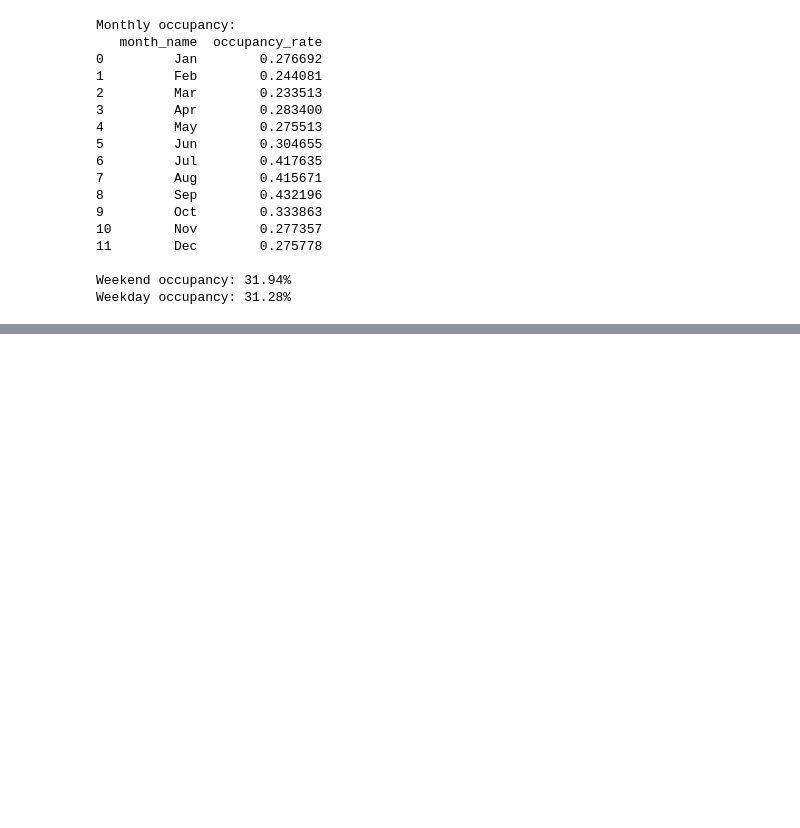
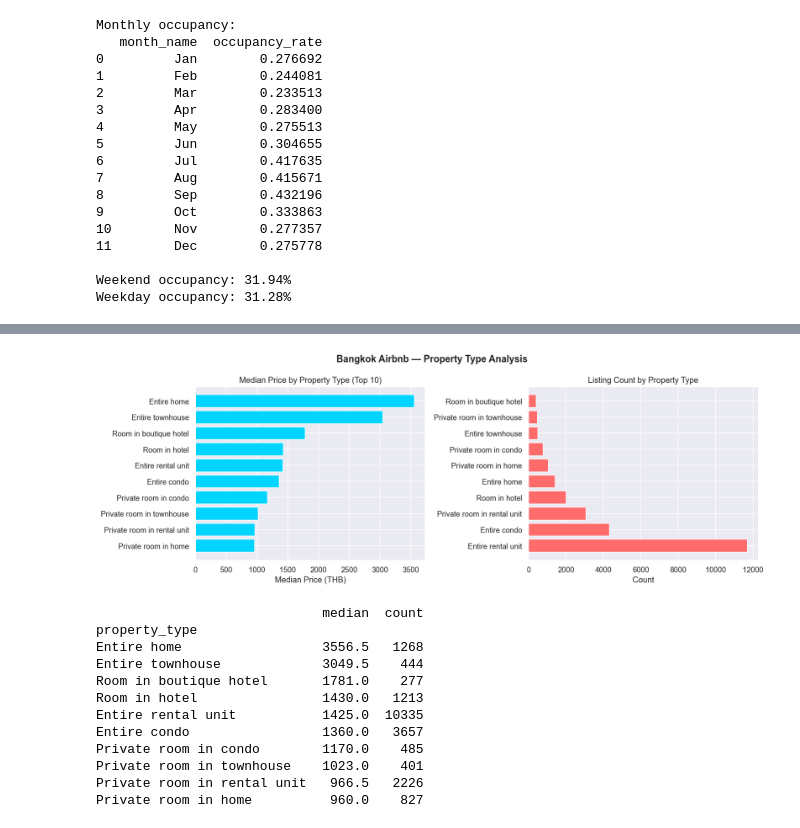
Before and after one commit to primemarasinghe/airbnb-market-intelligence, a Jupyter notebook: notebooks/01_eda.ipynb, the cells around one changed output, grey strips where cells are left out. Drawn from its saved outputs; the diff is of its cells as text; code cells hidden in the pictures; blank space fills up the shorter version.

```diff
--- a/notebooks/01_eda.ipynb
+++ b/notebooks/01_eda.ipynb
@@ -411,0 +426,37 @@ NameError: name 'pd' is not defined
+# %%
+# --- Price by Property Type ---
+top_property = df["property_type"].value_counts().head(10).index
+prop_df = df[df["property_type"].isin(top_property)]
+
+fig, axes = plt.subplots(1, 2, figsize=(14, 5))
+
+prop_price = prop_df.groupby("property_type")["price"].median().sort_values(ascending=True)
+axes[0].barh(prop_price.index, prop_price.values, color="#00d4ff")
+axes[0].set_title("Median Price by Property Type (Top 10)")
+axes[0].set_xlabel("Median Price (THB)")
+
+prop_count = prop_df["property_type"].value_counts()
+axes[1].barh(prop_count.index, prop_count.values, color="#ff6b6b")
+axes[1].set_title("Listing Count by Property Type")
+axes[1].set_xlabel("Count")
+
+plt.suptitle("Bangkok Airbnb — Property Type Analysis", fontsize=14, fontweight="bold")
+plt.tight_layout()
+plt.savefig("figures/18_property_type.png")
+plt.show()
+
+print(prop_df.groupby("property_type")["price"].agg(["median","count"]).sort_values("median", ascending=False).head(10))
+# %% [output]
+[figure, added]
+                             median  count
+property_type
+Entire home                  3556.5   1268
+Entire townhouse             3049.5    444
+Room in boutique hotel       1781.0    277
+Room in hotel                1430.0   1213
+Entire rental unit           1425.0  10335
+Entire condo                 1360.0   3657
+Private room in condo        1170.0    485
+Private room in townhouse    1023.0    401
+Private room in rental unit   966.5   2226
+Private room in home          960.0    827
```
Also changed, not shown: parts of 5 cells of this notebook, 9 other files.
